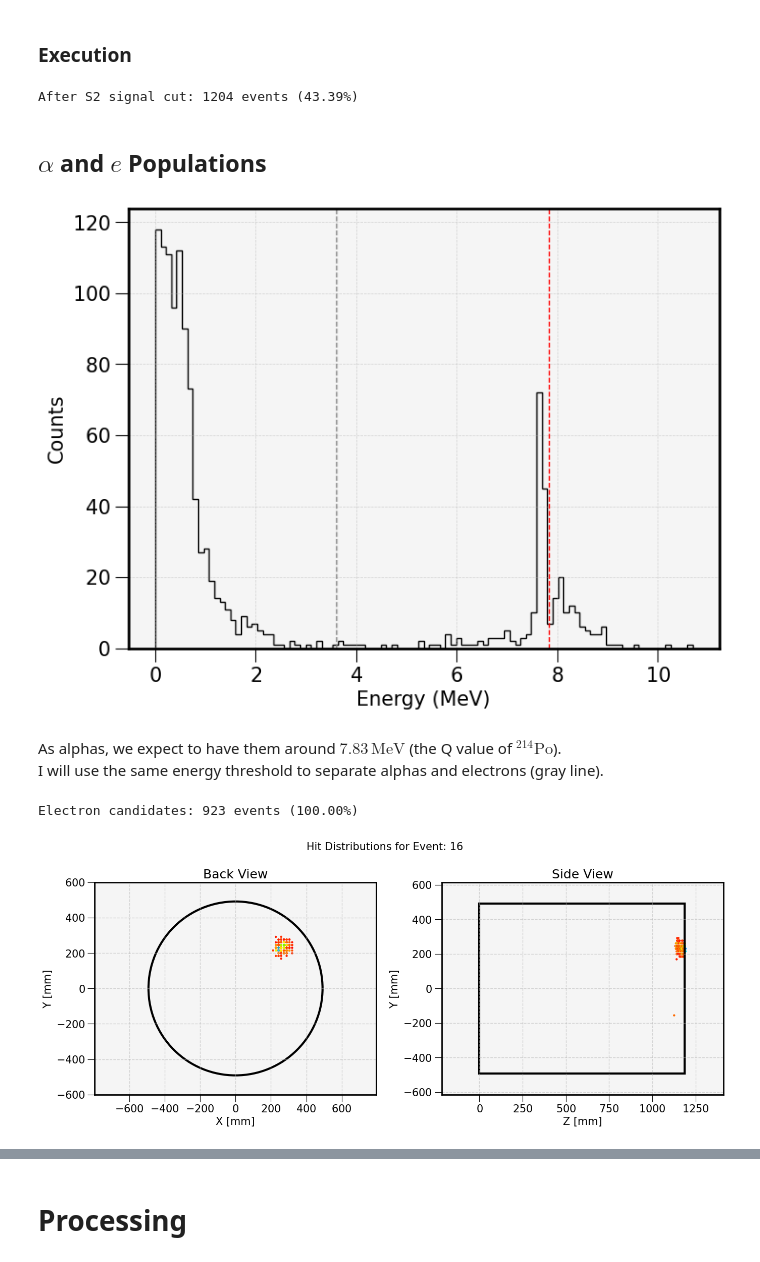
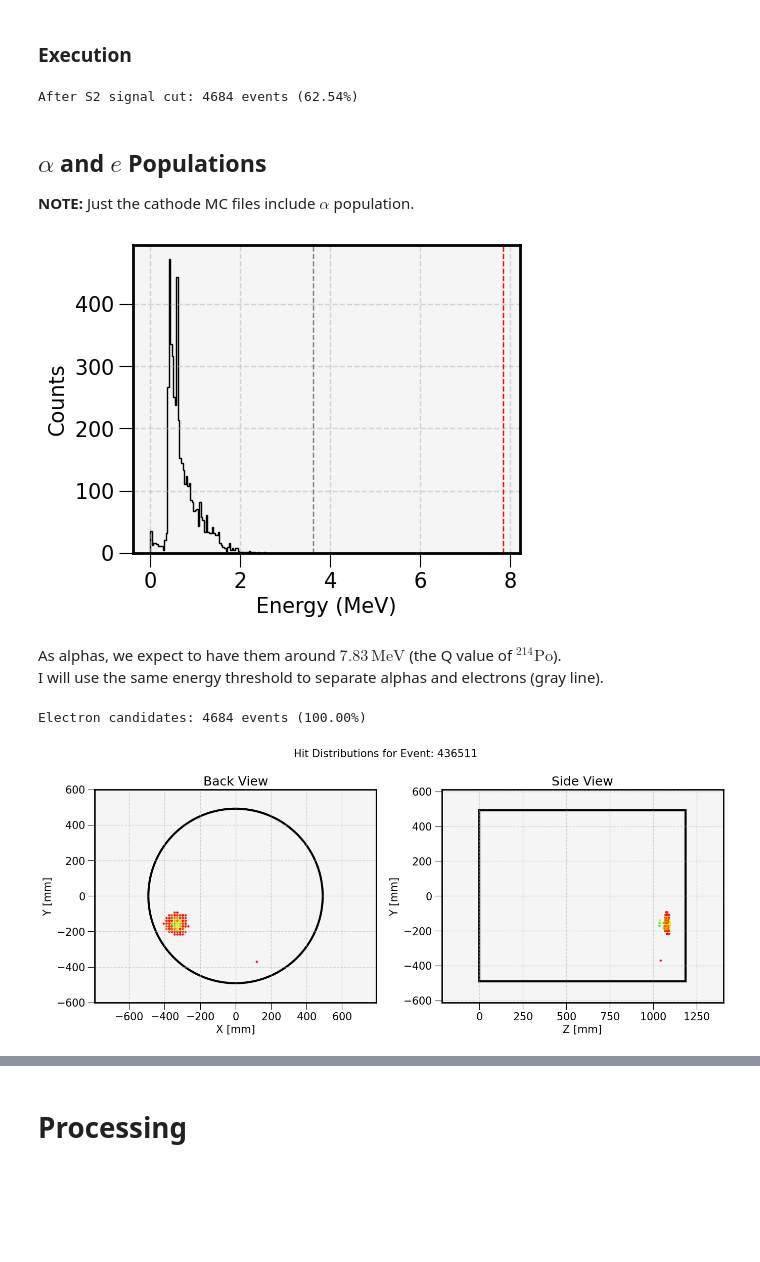
Before and after one commit to camacortespar/next-analysis, a Jupyter notebook: NEXT-100/Rn_analysis/02_Bi_MC.ipynb, the cells around one changed output, grey strips where cells are left out. Drawn from its saved outputs; the diff is of its cells as text; code cells hidden in the pictures; blank space fills up the shorter version.

```diff
--- a/NEXT-100/Rn_analysis/02_Bi_MC.ipynb
+++ b/NEXT-100/Rn_analysis/02_Bi_MC.ipynb
@@ -46,13 +49,15 @@ PRELIM_LOGO = np.asarray(Image.open('/lhome/ific/c/ccortesp/Analysis/images/next
 ## Preliminary
 # %%
 # ----- Type of Analysis ----- #
-ANALYSIS_TYPE = 'Cathode'                       # Options: 'All', 'Cathode'
+ANALYSIS_TYPE = 'All'                       # Options: 'All', 'Cathode'
 DATE = datetime.now().strftime('%d%m%Y')        # Current Date
 # DATE = '23092025'                             # Specific Date
 
-# Exposure
-RUN_TIME_ALL     = 315360000    # Simulated exposure (10 years) in [s]
-RUN_TIME_CATHODE = 315360       # Simulated exposure (0.01 year) in [s]
+# Selected MC dictionary
+if ANALYSIS_TYPE == 'All':
+    RUN_TIME = 315360000    # Simulated exposure (10 years) in [s]
+elif ANALYSIS_TYPE == 'Cathode':
+    RUN_TIME = 315360       # Simulated exposure (0.01 year) in [s]
 # %%
 # --------------------------------------------
 # 1. MC DIRECTORIES, PATHS, KEYS AND FILENAMES
@@ -85,10 +90,9 @@ else:
     raise ValueError("Invalid ANALYSIS_TYPE. Choose 'All' or 'Cathode'.")
 
 # KEYS
-nexus     = '/MC/configuration'
-dorothea  = '/DST/Events'
-sophronia = '/RECO/Events'
-mc_key    = '/MC/Events'
+NEXUS_KEY = '/MC/configuration'
+DORO_KEY = '/DST/Events'
+SOPH_KEY = '/RECO/Events'
 
 # COLIUMNS TO USE
 doro_columns = ['event', 'time', 'nS1', 'nS2', 'S1h', 'S1e', 'S2e', 'S2q', 'DT', 'X', 'Y', 'Z']
@@ -117,7 +121,13 @@ CV_FIT  = [0.57, 796.53]     # Fit values for S1e correction vs DT
 # Events with total corrected energy above this threshold are classified as alphas.
 ENERGY_THRESHOLD_PE = 7.5e5       # in [PE]
 
+# --- HE Scale Correction ---
+M_HE_SCALE = 4.80e-06
+B_HE_SCALE = 0.0094
+ENERGY_THRESHOLD_MEV = M_HE_SCALE * ENERGY_THRESHOLD_PE + B_HE_SCALE   # in [MeV]
 
+# --- Hits Clusterizer Configuration ---
+CLUSTER_CONFIG = {"eps": 3, "min_samples": 5}
 
 # --- Trigger 2 Efficiency Cut ---
 # Events with event-level energy below this are removed to account for trigger efficiency.
@@ -152,13 +162,13 @@ for h5_path in MC_PATHS[:50]:
 
     try:
         # ----- Dorothea ----- #
-        dst_df = pd.read_hdf(h5_path, key=dorothea)
+        dst_df = pd.read_hdf(h5_path, key=DORO_KEY)
         # dst_df = dst_df.loc[:, doro_columns]          # Activate this when you are completely sure!
         doro_counter += dst_df['event'].nunique()
         run_dst.append(dst_df)
 
         # ----- Sophronia ----- #
-        reco_df = pd.read_hdf(h5_path, key=sophronia)
+        reco_df = pd.read_hdf(h5_path, key=SOPH_KEY)
         # reco_df = reco_df.loc[:, soph_columns]
         soph_counter += reco_df['event'].nunique()
         run_reco.append(reco_df)
@@ -568,44 +562,45 @@ test_soph = test_soph[test_soph['event'].isin(good_evt_03)].copy()
 
 print(f"After S2 signal cut: {len(good_evt_03)} events ({len(good_evt_03)/evt_prior:.2%})")
 # %% [output]
-After S2 signal cut: 1204 events (43.39%)
+After S2 signal cut: 4684 events (62.54%)
 # %% [markdown]
 ## $\alpha$ and $e$ Populations
+
+__NOTE:__ Just the cathode MC files include $\alpha$ population.
 # %%
 # Global
-n_bins = 100
+n_bins = 75
 
 # Variables
 E = test_soph.groupby('event')['Ec'].sum()
 
 # Histogram
 E_counts, E_edges = np.histogram(E, bins=n_bins)
 
-# ----- Plotting ----- #
-plt.figure(figsize=(8, 6))
+# Plotting
+plt.figure(figsize=(5, 4))
 plt.stairs(E_counts, E_edges,
            fill=False, lw=1.0, ec='black')
 
 # 214Po peak as reference!
 x_Po = 7.83
 plt.axvline(x=x_Po, color='red', ls='--', lw=1)
 # plt.text(0.98*x_Po, 300, f'{x_Po} MeV', c='red', ha='right', va='bottom')
 
 # Energy threshold
 x_flag = ENERGY_THRESHOLD_MEV
 plt.axvline(x=x_flag, color='gray', ls='--', lw=1)
 # plt.text(0.98*x_flag, 300, f'{x_flag:.2f} MeV', c='gray', ha='right', va='bottom')
 
-# ----- Styling ----- #
+# Styling
 plt.xlabel('Energy (MeV)')
 plt.ylabel('Counts')
 # plt.yscale('log')
-
-plt.grid(True, ls='--', lw=0.5, alpha=0.5)
+plt.grid(True)
 plt.gca().set_facecolor("whitesmoke")
 plt.show()
 # %% [output]
-[figure, old version]
+[figure, new version]
 # %% [markdown]
 As alphas, we expect to have them around $7.83\,\text{MeV}$ (the Q value of $^{214}\text{Po}$).
 <br>
@@ -626,11 +621,11 @@ test_doro = test_doro[test_doro['event'].isin(elec_ids)].copy()
 test_soph = test_soph[test_soph['event'].isin(elec_ids)].copy()
 print(f"Electron candidates: {len(elec_ids)} events ({len(elec_ids)/evt_prior:.2%}) ")
 # %% [output]
-Electron candidates: 923 events (100.00%)
+Electron candidates: 4684 events (100.00%)
 # %%
 pt.event_display(test_soph, variable='Ec')
 # %% [output]
-[figure, old version]
+[figure, new version]
 # %%
 E_electron_evt = test_soph.groupby('event')['Ec'].sum()
 print(f'Max. Energy: {E_electron_evt.max():.4f} MeV')
```
Also changed, not shown: parts of 67 cells of this notebook, 3 other files.
